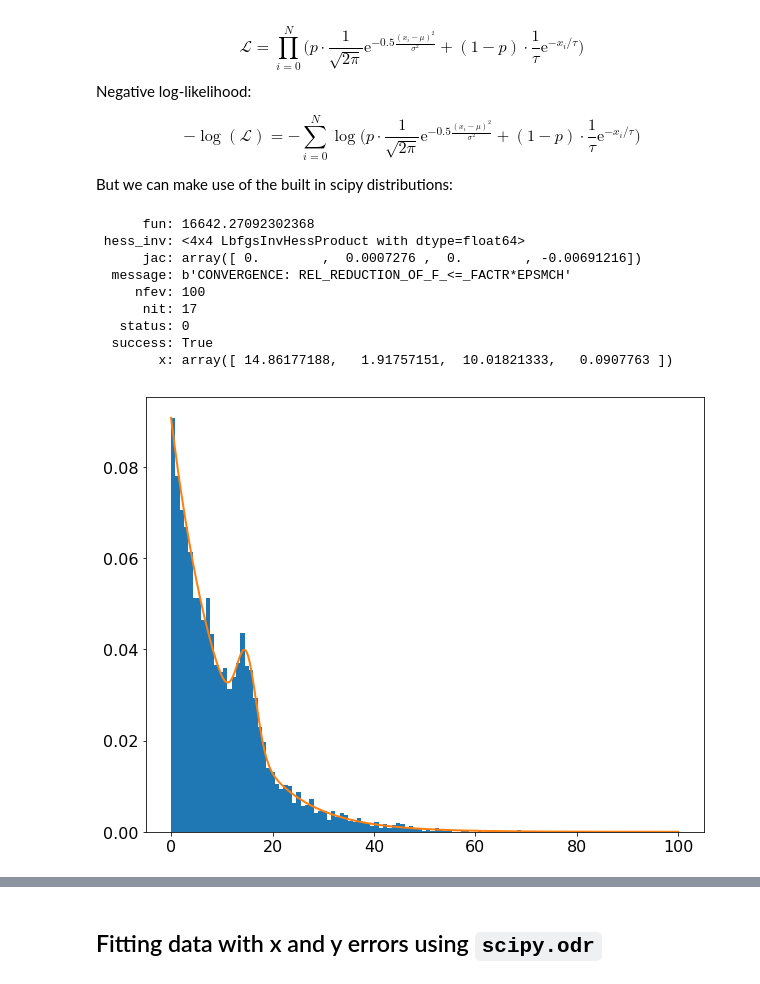
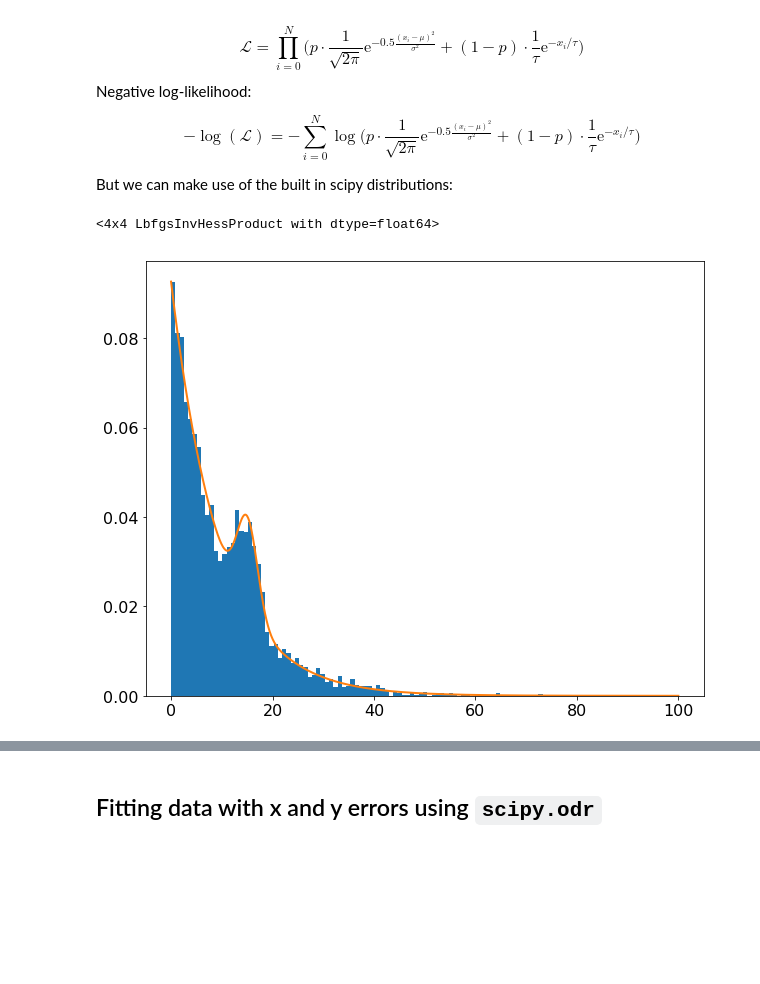
Before and after one commit to Python4AstronomersAndParticlePhysicists/PythonWorkshop-ICE, a Jupyter notebook: notebooks/07_01_scipy.ipynb, the cells around one changed output, grey strips where cells are left out. Saved outputs shown, nothing was run; the diff lists cells and outputs as text; code cells hidden in the pictures; blank space fills up the shorter version.

```diff
--- a/notebooks/07_01_scipy.ipynb
+++ b/notebooks/07_01_scipy.ipynb
@@ -283,43 +292,35 @@ x = np.append(
     expon.rvs(scale=10, size=4500),
 )
 
 def pdf(x, mu, sigma, tau, p):
     return p*norm.pdf(x, mu, sigma) + (1 - p)*expon.pdf(x, scale=tau)
 
 
 def negative_log_likelihood(params, x):
     mu, sigma, tau, p = params
     neg_l = -np.sum(np.log(pdf(x, mu, sigma, tau, p)))
     return neg_l
 
 
 result = minimize(
     negative_log_likelihood,
     x0=(12, 1.5, 8, 0.2),   # initial guess
     args=(x, ),            # additional arguments for the function to minimize
     bounds=[
         (None, None),      # no bounds for mu
-        (0, None),         # sigma >= 0
-        (0, None),         # tau >= 0
+        (1e-32, None),         # sigma > 0
+        (1e-32, None),         # tau > 0
         (0, 1),            # 0 <= p <= 1
     ],
     method='L-BFGS-B', # method that supports bounds
 )
 
 x_plot = np.linspace(0, 100, 1000)
 
 plt.hist(x, bins=100, normed=True)
 plt.plot(x_plot, pdf(x_plot, *result.x))
 
-print(result)
+print(result.hess_inv)
 # %% [output]
-      fun: 16642.27092302368
- hess_inv: <4x4 LbfgsInvHessProduct with dtype=float64>
-      jac: array([ 0.        ,  0.0007276 ,  0.        , -0.00691216])
-  message: b'CONVERGENCE: REL_REDUCTION_OF_F_<=_FACTR*EPSMCH'
-     nfev: 100
-      nit: 17
-   status: 0
-  success: True
-        x: array([ 14.86177188,   1.91757151,  10.01821333,   0.0907763 ])
+<4x4 LbfgsInvHessProduct with dtype=float64>
-[figure, old version]
+[figure, new version]
```
Also changed, not shown: parts of 24 cells of this notebook.
